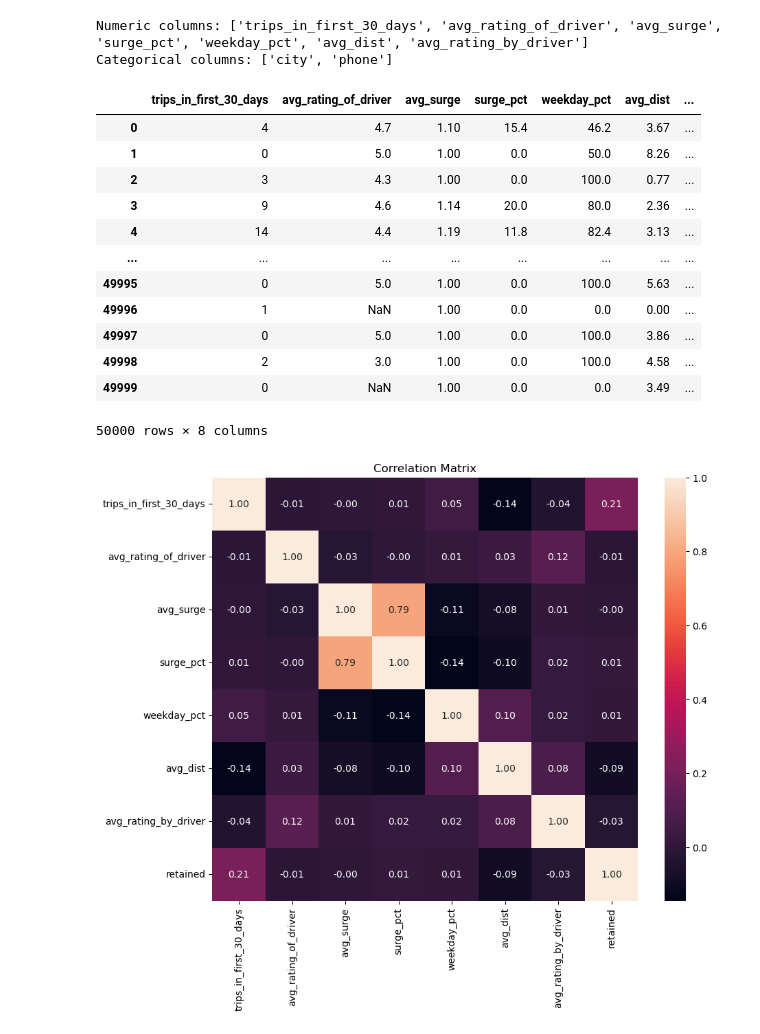
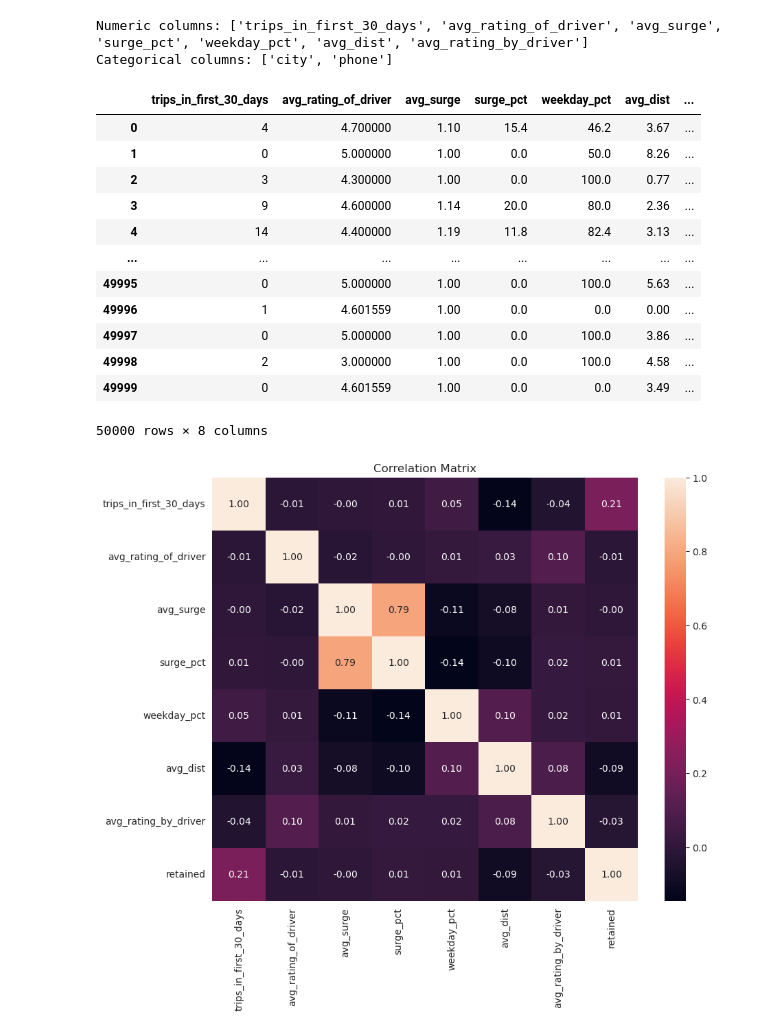
Before and after one commit to ds-edu/ml-classif-ultimate-tech, a Jupyter notebook: ultimate_tech_churn.ipynb, the cells around one changed output. Cells and saved outputs as stored; diff of their text form; code cells hidden in the pictures.

```diff
--- a/ultimate_tech_churn.ipynb
+++ b/ultimate_tech_churn.ipynb
@@ -94,3 +94,31 @@ weekday_pct                  0
 avg_dist                     0
 avg_rating_by_driver       201
 dtype: int64
+# %%
+
+from sklearn.experimental import enable_iterative_imputer
+from sklearn.impute import SimpleImputer, KNNImputer, IterativeImputer
+
+
+def iterative_imputer(p_data, p_col, p_strategy='mean', rs=33):
+    """
+    Impute missing values in a DataFrame using the specified strategy.
+
+    Parameters:
+    - p_data: DataFrame with missing values
+    - p_col: Column name to impute
+    - p_strategy: Imputation strategy ('mean', 'median', 'most_frequent')
+
+    Returns:
+    - numpy array with imputed values
+    """
+    imputer  = IterativeImputer(random_state=rs, initial_strategy=p_strategy)
+    imputed = imputer.fit_transform(p_data[[p_col]])
+    return imputed
+# %%
+# Impute missing rating values via IterativeImputer()
+cols_num_impute = ['avg_rating_of_driver', 'avg_rating_by_driver']
+
+for col in cols_num_impute:
+    df[col] = iterative_imputer(df, col, p_strategy='mean')
+    print(f"Imputed {col} using IterativeImputer with mean strategy.")
@@ -189,21 +245,21 @@ print(f'Categorical columns: {cols_categorical}')
 Numeric columns: ['trips_in_first_30_days', 'avg_rating_of_driver', 'avg_surge', 'surge_pct', 'weekday_pct', 'avg_dist', 'avg_rating_by_driver']
 Categorical columns: ['city', 'phone']
 # %%
-X_copy = pd.concat([X[cols_numeric], y], axis=1)
-X_copy
+X_numeric = pd.concat([X[cols_numeric], y], axis=1)
+X_numeric
 # %% [output]
 |  | trips_in_first_30_days | avg_rating_of_driver | avg_surge | surge_pct | weekday_pct | avg_dist | ... |
-| 0 | 4 | 4.7 | 1.10 | 15.4 | 46.2 | 3.67 | ... |
-| 1 | 0 | 5.0 | 1.00 | 0.0 | 50.0 | 8.26 | ... |
-| 2 | 3 | 4.3 | 1.00 | 0.0 | 100.0 | 0.77 | ... |
-| 3 | 9 | 4.6 | 1.14 | 20.0 | 80.0 | 2.36 | ... |
-| 4 | 14 | 4.4 | 1.19 | 11.8 | 82.4 | 3.13 | ... |
+| 0 | 4 | 4.700000 | 1.10 | 15.4 | 46.2 | 3.67 | ... |
+| 1 | 0 | 5.000000 | 1.00 | 0.0 | 50.0 | 8.26 | ... |
+| 2 | 3 | 4.300000 | 1.00 | 0.0 | 100.0 | 0.77 | ... |
+| 3 | 9 | 4.600000 | 1.14 | 20.0 | 80.0 | 2.36 | ... |
+| 4 | 14 | 4.400000 | 1.19 | 11.8 | 82.4 | 3.13 | ... |
 | ... | ... | ... | ... | ... | ... | ... | ... |
-| 49995 | 0 | 5.0 | 1.00 | 0.0 | 100.0 | 5.63 | ... |
-| 49996 | 1 | NaN | 1.00 | 0.0 | 0.0 | 0.00 | ... |
-| 49997 | 0 | 5.0 | 1.00 | 0.0 | 100.0 | 3.86 | ... |
-| 49998 | 2 | 3.0 | 1.00 | 0.0 | 100.0 | 4.58 | ... |
-| 49999 | 0 | NaN | 1.00 | 0.0 | 0.0 | 3.49 | ... |
+| 49995 | 0 | 5.000000 | 1.00 | 0.0 | 100.0 | 5.63 | ... |
+| 49996 | 1 | 4.601559 | 1.00 | 0.0 | 0.0 | 0.00 | ... |
+| 49997 | 0 | 5.000000 | 1.00 | 0.0 | 100.0 | 3.86 | ... |
+| 49998 | 2 | 3.000000 | 1.00 | 0.0 | 100.0 | 4.58 | ... |
+| 49999 | 0 | 4.601559 | 1.00 | 0.0 | 0.0 | 3.49 | ... |
 50000 rows × 8 columns
 # %%
 # See correlation matrix
```
Also changed, not shown: parts of 18 cells of this notebook.
